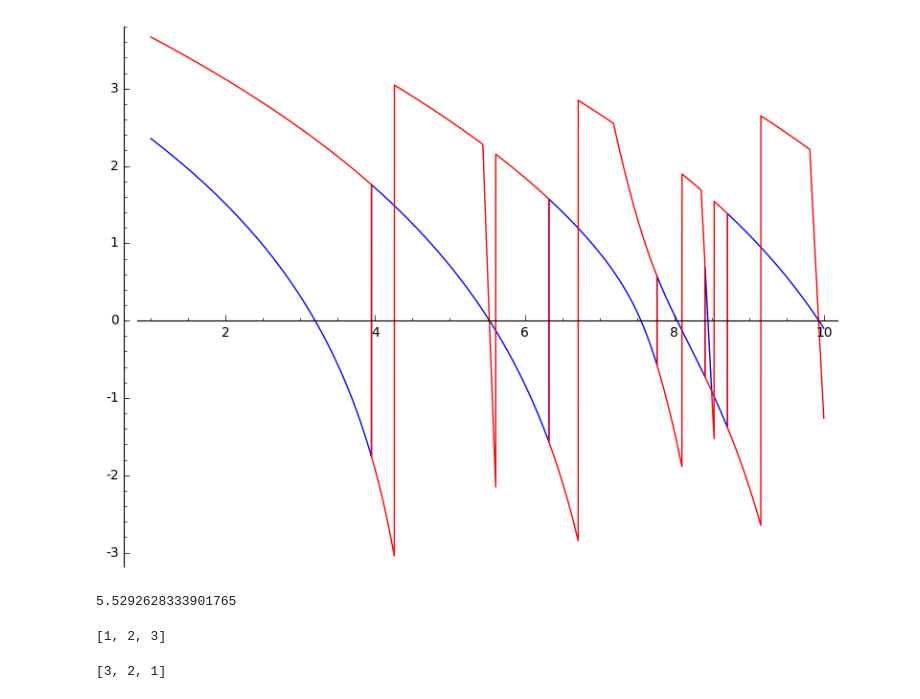
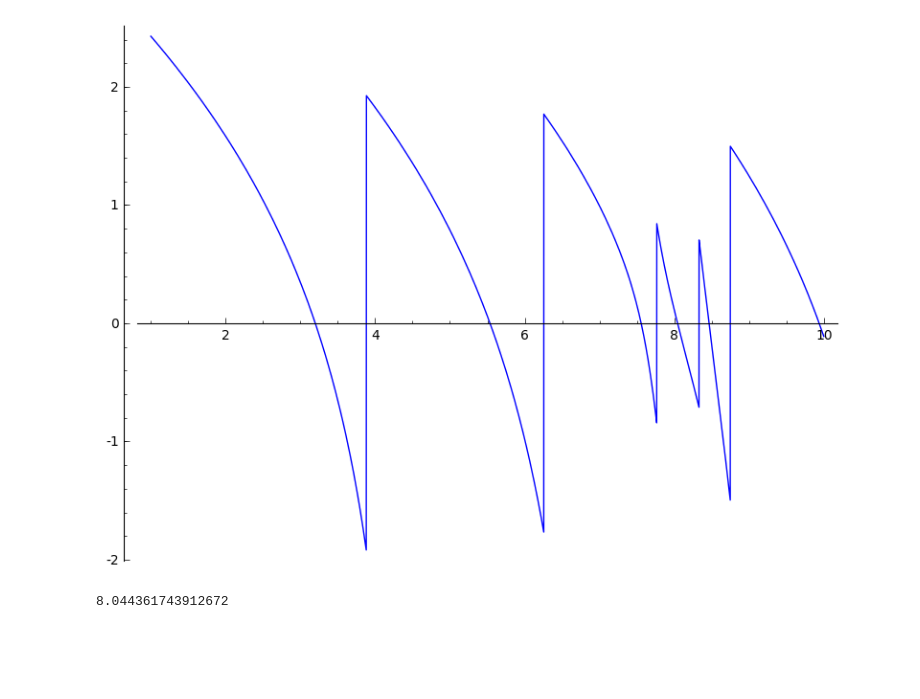
Before and after one commit to twist-numerical/matslise, a Jupyter notebook: notebooks/test_se2d.ipynb, the cells around one changed output. Cells and saved outputs as stored; diff of their text form; code cells hidden in the pictures; blank space fills up the shorter version.

```diff
--- a/notebooks/test_se2d.ipynb
+++ b/notebooks/test_se2d.ipynb
@@ -1,18 +1,15 @@
 # %%
 import pyslise as ps
 # %%
-p2d = ps.PySE2d(lambda x, y: (1+x^2)*(1+y^2), -5.5,5.5, -5.5,5.5, 64, 64)
+p2d = ps.PySE2d(lambda x, y: (1+x^2)*(1+y^2), -5.5,5.5, -5.5,5.5, 32, 32)
+
+def error(E):
+    return sorted([(abs(e), real_part(e)) for e in matrix(RDF, p2d.calculateError(RDF(E))).eigenvalues()])[0][1]
 # %%
-def error(E):
-    return sorted([(abs(e), real_part(e)) for e in matrix(RDF, p2d.calculateError(RDF(E))).eigenvalues()])[0][1]
 
 def error2(E):
     return sorted([(abs(e), real_part(e)) for e in matrix(RDF, p2d.calculateError(RDF(E))).eigenvalues()])[1][1]
 
-plot(error, (1, 10)) + plot(error2, (1, 10), color="red")
+plot(error, (1, 10)) #+ plot(error2, (1, 10), color="red")
 # %% [output]
-[figure, old version]
+[figure, new version]
-# %%
-find_root(error, 4, 6)
-# %% [output]
-5.5292628333901765
@@ -21,8 +16,5 @@ a = [3,2,1]
-# %%
-sorted(a)
-# %% [output]
-[1, 2, 3]
-# %%
-a
-# %% [output]
-[3, 2, 1]
+# %%
+E = find_root(error, 8, 8.1)
+E
+# %% [output]
+8.044361743912672
```
Also changed, not shown: parts of 4 cells of this notebook, 8 other files.
